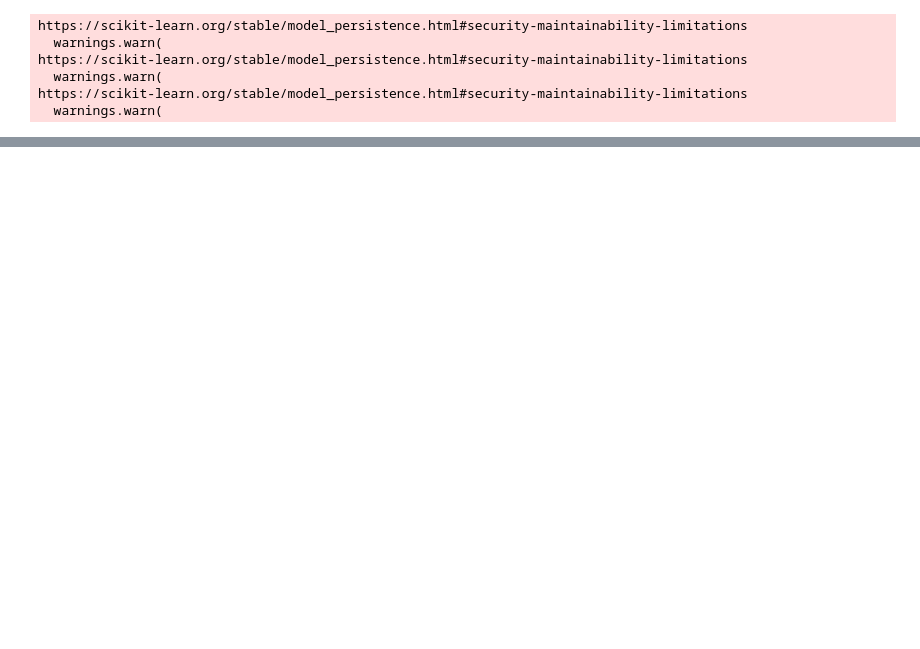
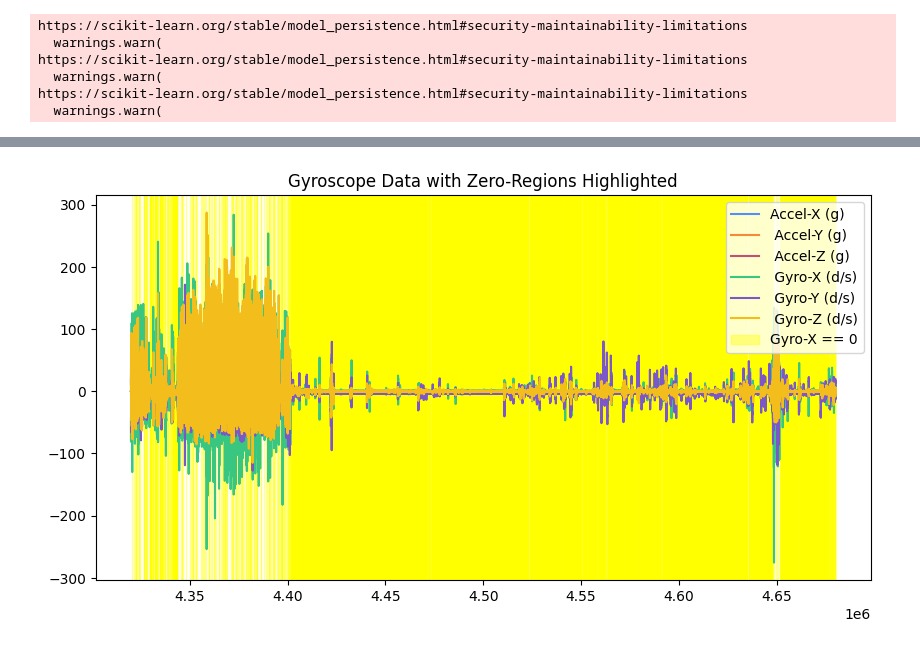
Before and after one commit to uos-mobgap/dmo4lnc-analysis, a Jupyter notebook: Free Living Analysis.ipynb, the cells around one changed output, grey strips where cells are left out. Drawn from its saved outputs; the diff is of its cells as text; code cells hidden in the pictures; blank space fills up the shorter version.

```diff
--- a/Free Living Analysis.ipynb
+++ b/Free Living Analysis.ipynb
@@ -260,3 +268,5 @@ merged.to_csv(r"Free-Living Parameters/hourly_grouped_parameters.csv")
 # %%
 # to do:
 # - create tools to plot graphs based on weight, height, age, gender, etc.
+# %%
+temp_dat = pd.read_csv(r"C:\Users\ac4jmi\Desktop\DMO4LNC\dmo4lnc-analysis\Dataset\CP\875\Home\lower_back.resampled.csv")
@@ -262,0 +296,27 @@ merged.to_csv(r"Free-Living Parameters/hourly_grouped_parameters.csv")
+# %%
+temp_dat_2 = temp_dat.iloc[4320000:4680000]
+
+# 1. Plot the DataFrame
+fig, ax = plt.subplots(figsize=(10, 5))
+temp_dat_2.plot(ax=ax)
+
+# 2. Define the condition
+# Note: If values are floating-point computations, use np.isclose(df[col_name], 0.0) instead of direct equality
+mask = temp_dat_2[" Gyro-X (d/s)"] == 0.0
+
+# 3. Highlight regions across the entire vertical span (0 to 1 in y-axes coordinates)
+ax.fill_between(
+    temp_dat_2.index,
+    0, 1,
+    where=mask,
+    color='yellow',
+    alpha=0.4,
+    transform=ax.get_xaxis_transform(),
+    label='Gyro-X == 0'
+)
+
+plt.title("Gyroscope Data with Zero-Regions Highlighted")
+plt.legend()
+plt.show()
+# %% [output]
+[figure, added]
```
Also changed, not shown: parts of 3 cells of this notebook, 2 other files.
